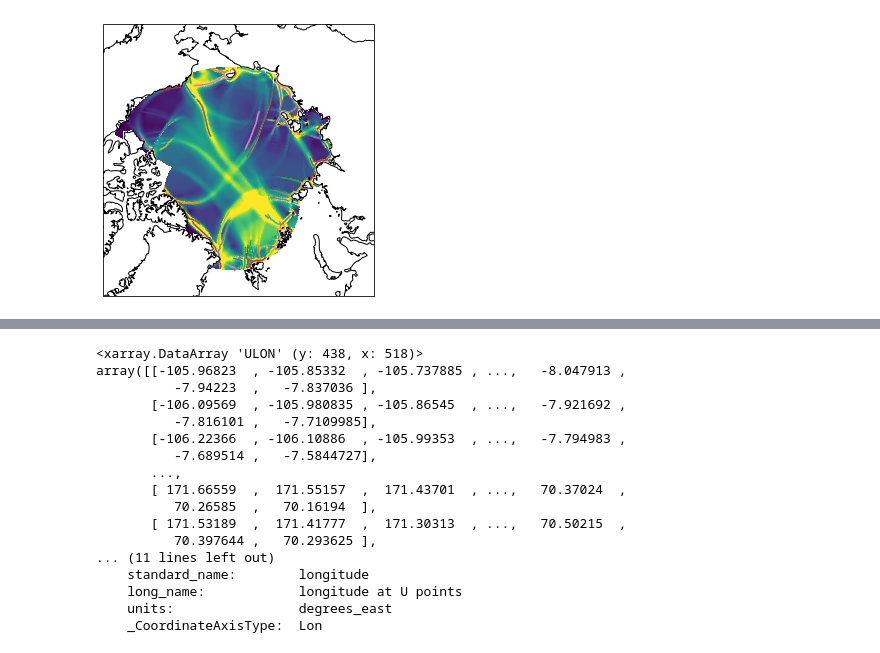
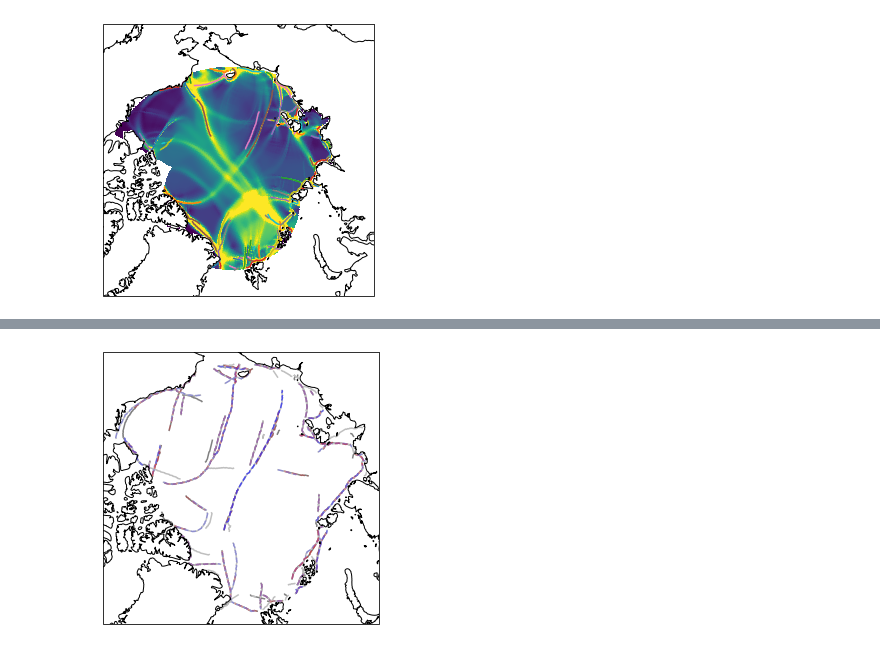
Before and after one commit to nhutter/lkf_tools, a Jupyter notebook: notebooks/detection_tutorial.ipynb, the cells around one changed output, grey strips where cells are left out. Drawn from its saved outputs; the diff is of its cells as text; code cells hidden in the pictures.

Commit message:
netcdf tracking works

```diff
--- a/notebooks/detection_tutorial.ipynb
+++ b/notebooks/detection_tutorial.ipynb
@@ -87,8 +87,5 @@ for ilkf in lkfs:
 # %% [output]
 [figure]
 # %%
-fig,ax = plt.subplots(1,1)
-
-for ilkf in lkfs:
-    ax.plot(ilkf[:,2],ilkf[:,3])
+test.track_lkfs(indexes=[0])
 # %% [output]
@@ -96,20 +93,32 @@ for ilkf in lkfs:
 # %%
-test.lon.where(test.lon<180,other=test.lon-360)
+import matplotlib.pyplot as plt
+import cartopy.crs as ccrs
+
+fig = plt.figure(figsize=[10, 5])
+
+ax = plt.subplot(1, 1, 1, projection=ccrs.Orthographic(0, 90))
+
+ax.coastlines(zorder=3)
+
+it = 1
+
+lkfs0 = np.load(test.lkfpath.joinpath('lkf_McGill_runno01_expno07_1997_daily_means_%03i.npy' %it),allow_pickle=True)
+lkfs1 = np.load(test.lkfpath.joinpath('lkf_McGill_runno01_expno07_1997_daily_means_%03i.npy' %(it+1)),allow_pickle=True)
+
+tracks = np.load(test.track_output_path.joinpath('lkf_tracked_pairs_McGill_runno01_expno07_1997_daily_means_%03i_to_McGill_runno01_expno07_1997_daily_means_%03i.npy' %(it,it+1)),allow_pickle=True)
+
+for ilkf in lkfs0:
+    if np.min(ilkf[:,2])<-150 and np.max(ilkf[:,2]>150):
+        ilkf[ilkf[:,2]<0,2]+=360
+    ax.plot(ilkf[:,2],ilkf[:,3],'0.5',transform=ccrs.PlateCarree())
+
+for ilkf in lkfs1:
+    if np.min(ilkf[:,2])<-150 and np.max(ilkf[:,2]>150):
+        ilkf[ilkf[:,2]<0,2]+=360
+    ax.plot(ilkf[:,2],ilkf[:,3],'0.75',transform=ccrs.PlateCarree())
+
+for itrack in tracks:
+    ax.plot(lkfs0[itrack[0]][:,2],lkfs0[itrack[0]][:,3],'r--',alpha=0.25,transform=ccrs.PlateCarree())
+    ax.plot(lkfs1[itrack[1]][:,2],lkfs1[itrack[1]][:,3],'b--',alpha=0.25,transform=ccrs.PlateCarree())
 # %% [output]
-<xarray.DataArray 'ULON' (y: 438, x: 518)>
-array([[-105.96823  , -105.85332  , -105.737885 , ...,   -8.047913 ,
-          -7.94223  ,   -7.837036 ],
-       [-106.09569  , -105.980835 , -105.86545  , ...,   -7.921692 ,
-          -7.816101 ,   -7.7109985],
-       [-106.22366  , -106.10886  , -105.99353  , ...,   -7.794983 ,
-          -7.689514 ,   -7.5844727],
-       ...,
-       [ 171.66559  ,  171.55157  ,  171.43701  , ...,   70.37024  ,
-          70.26585  ,   70.16194  ],
-       [ 171.53189  ,  171.41777  ,  171.30313  , ...,   70.50215  ,
-          70.397644 ,   70.293625 ],
-... (11 lines left out)
-    standard_name:        longitude
-    long_name:            longitude at U points
-    units:                degrees_east
-    _CoordinateAxisType:  Lon
+[figure, added]
```
Also changed, not shown: parts of 1 cell of this notebook, 2 other files.
